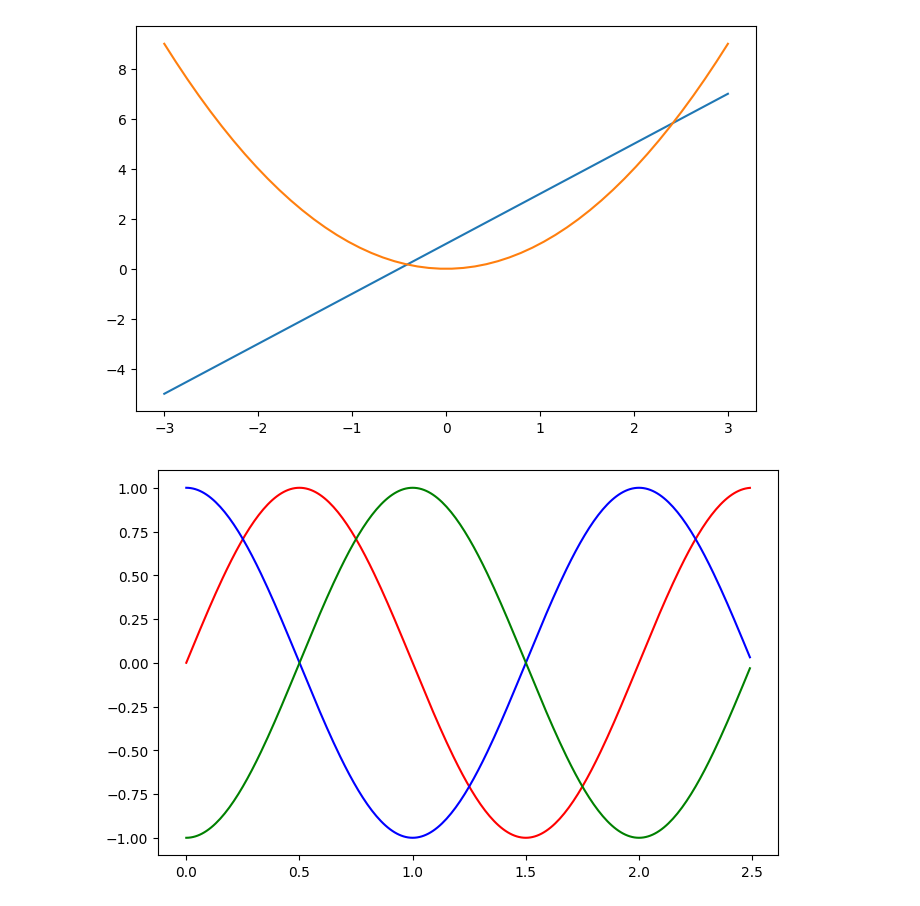
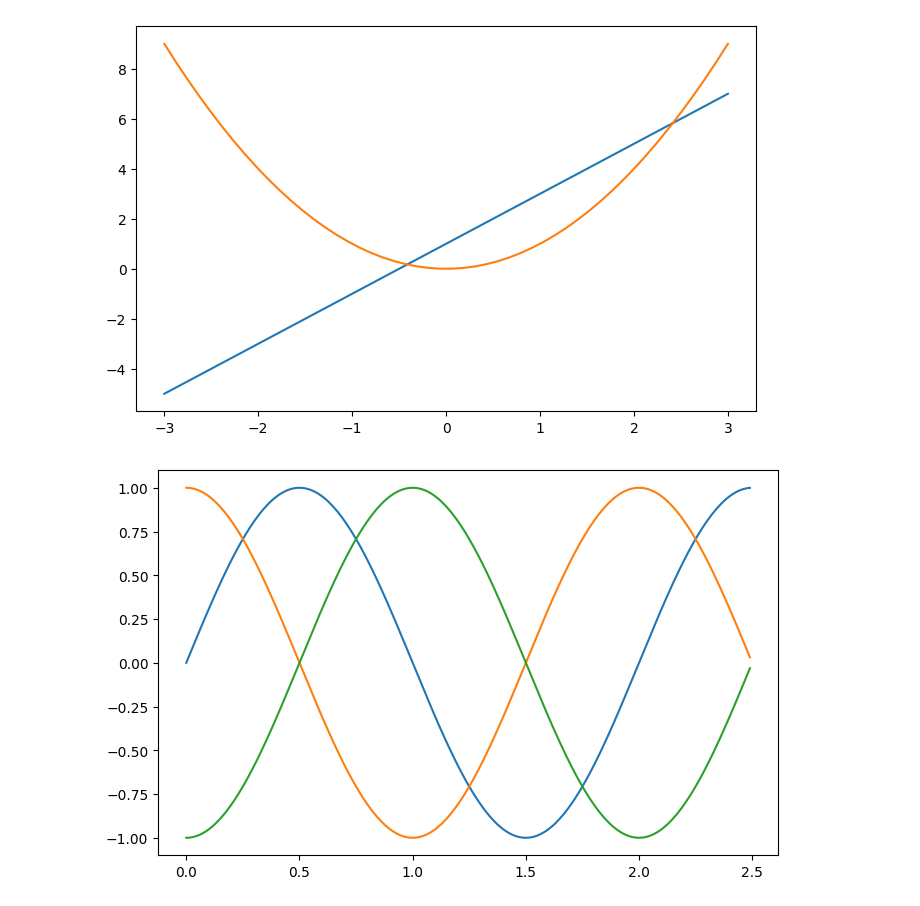
Before and after one commit to lf0116/lf_0116, a Jupyter notebook: lesson15_2.ipynb, the cells around one changed output. Saved outputs shown, nothing was run; the diff lists cells and outputs as text; code cells hidden in the pictures.

```diff
--- a/lesson15_2.ipynb
+++ b/lesson15_2.ipynb
@@ -25,17 +25,17 @@ plt.show()
 # %%
 import math
 import matplotlib.pyplot as plt
 t = np.arange(0, 2.5, 0.01)
 y1 = np.sin(math.pi * t)
 y2 = np.sin(math.pi * t + math.pi/2)
 y3 = np.sin(math.pi * t - math.pi/2)
 
 figure = plt.figure(figsize = [8,5])
 axes = figure.add_subplot()
-axes.plot(t, y1, 'r-')
-axes.plot(t, y2, 'b-')
-axes.plot(t, y3, 'g-')
+axes.plot(t, y1)
+axes.plot(t, y2)
+axes.plot(t, y3)
 
 plt.show()
 # %% [output]
-[figure, old version]
+[figure, new version]
```
